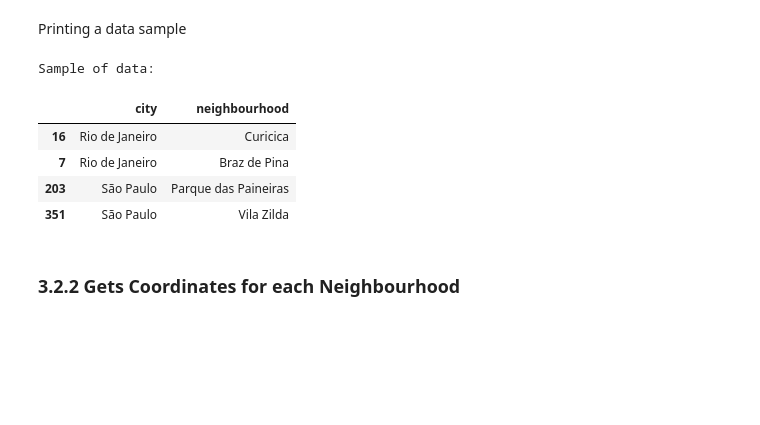
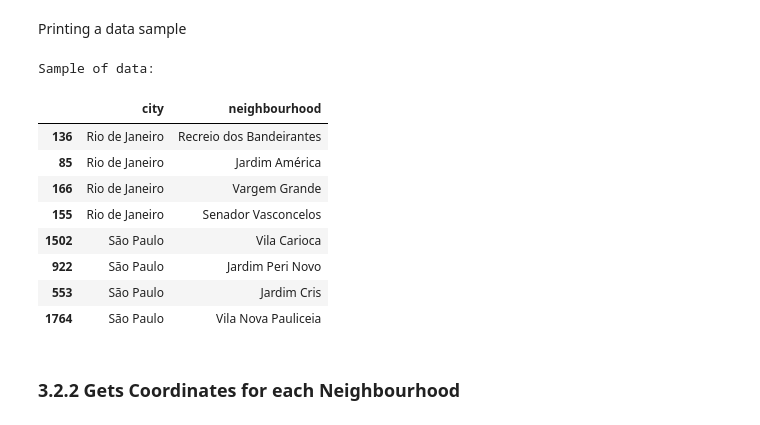
Before and after one commit to emdemor/Coursera_Capstone, a Jupyter notebook: coursera_capstone_Week_5.ipynb, the cells around one changed output. Cells and saved outputs as stored; diff of their text form; code cells hidden in the pictures; blank space fills up the shorter version.

```diff
--- a/coursera_capstone_Week_5.ipynb
+++ b/coursera_capstone_Week_5.ipynb
@@ -126,18 +170,22 @@ Printing a data sample
 # %%
 print('\n\nSample of data:')
 pd.concat(
     [
-        df.loc[df['city']=='Rio de Janeiro'].sample(2),
-        df.loc[df['city']=='São Paulo'].sample(2),
+        df.loc[df['city']=='Rio de Janeiro'].sample(4),
+        df.loc[df['city']=='São Paulo'].sample(4),
     ]
 )
 # %% [output]
 Sample of data:
 |  | city | neighbourhood |
-| 16 | Rio de Janeiro | Curicica |
-| 7 | Rio de Janeiro | Braz de Pina |
-| 203 | São Paulo | Parque das Paineiras |
-| 351 | São Paulo | Vila Zilda |
+| 136 | Rio de Janeiro | Recreio dos Bandeirantes |
+| 85 | Rio de Janeiro | Jardim América |
+| 166 | Rio de Janeiro | Vargem Grande |
+| 155 | Rio de Janeiro | Senador Vasconcelos |
+| 1502 | São Paulo | Vila Carioca |
+| 922 | São Paulo | Jardim Peri Novo |
+| 553 | São Paulo | Jardim Cris |
+| 1764 | São Paulo | Vila Nova Pauliceia |
 # %% [markdown]
 ### 3.2.2 Gets Coordinates for each Neighbourhood
 # %% [markdown]
```
Also changed, not shown: parts of 94 cells of this notebook, 21 other files.
